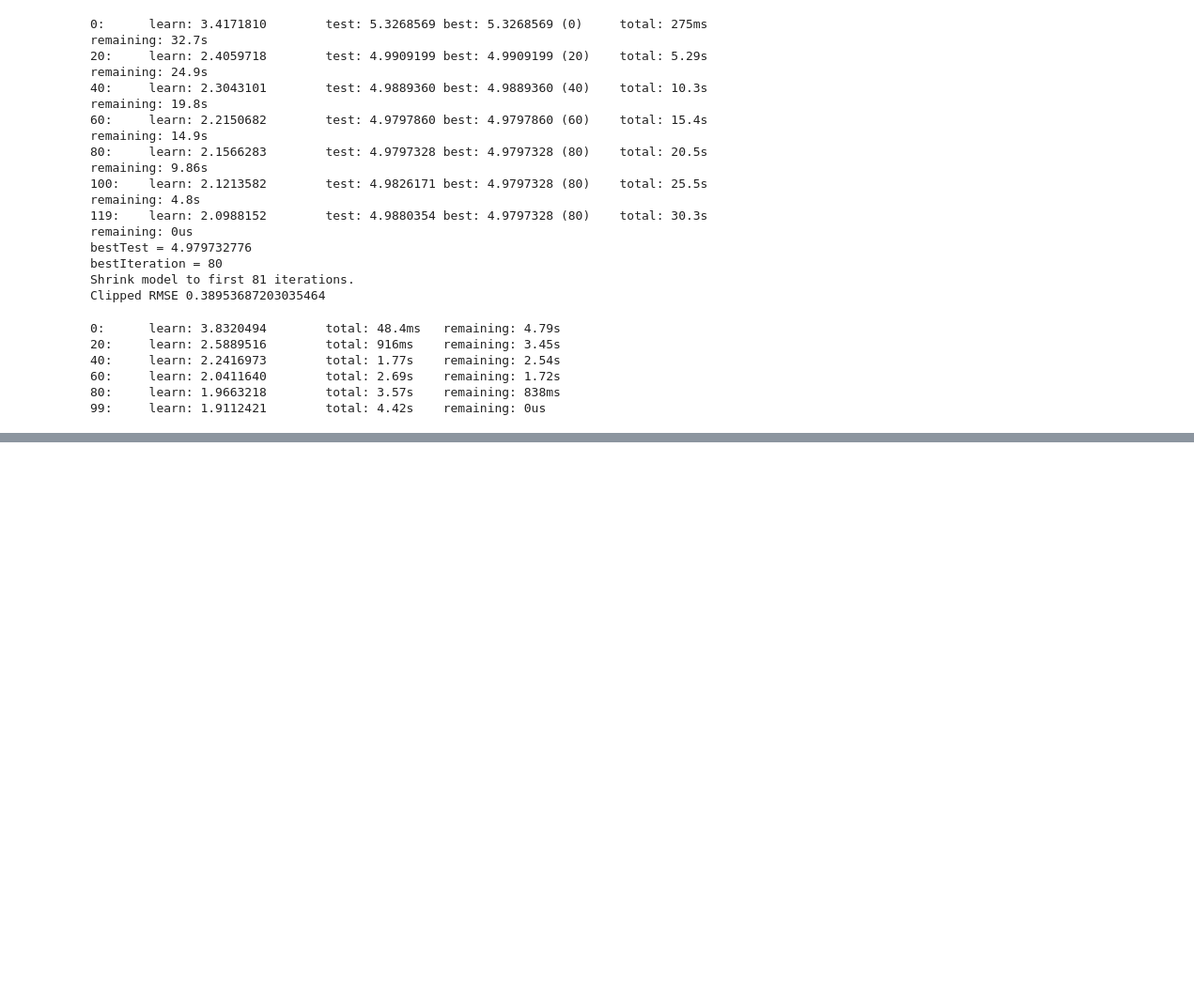
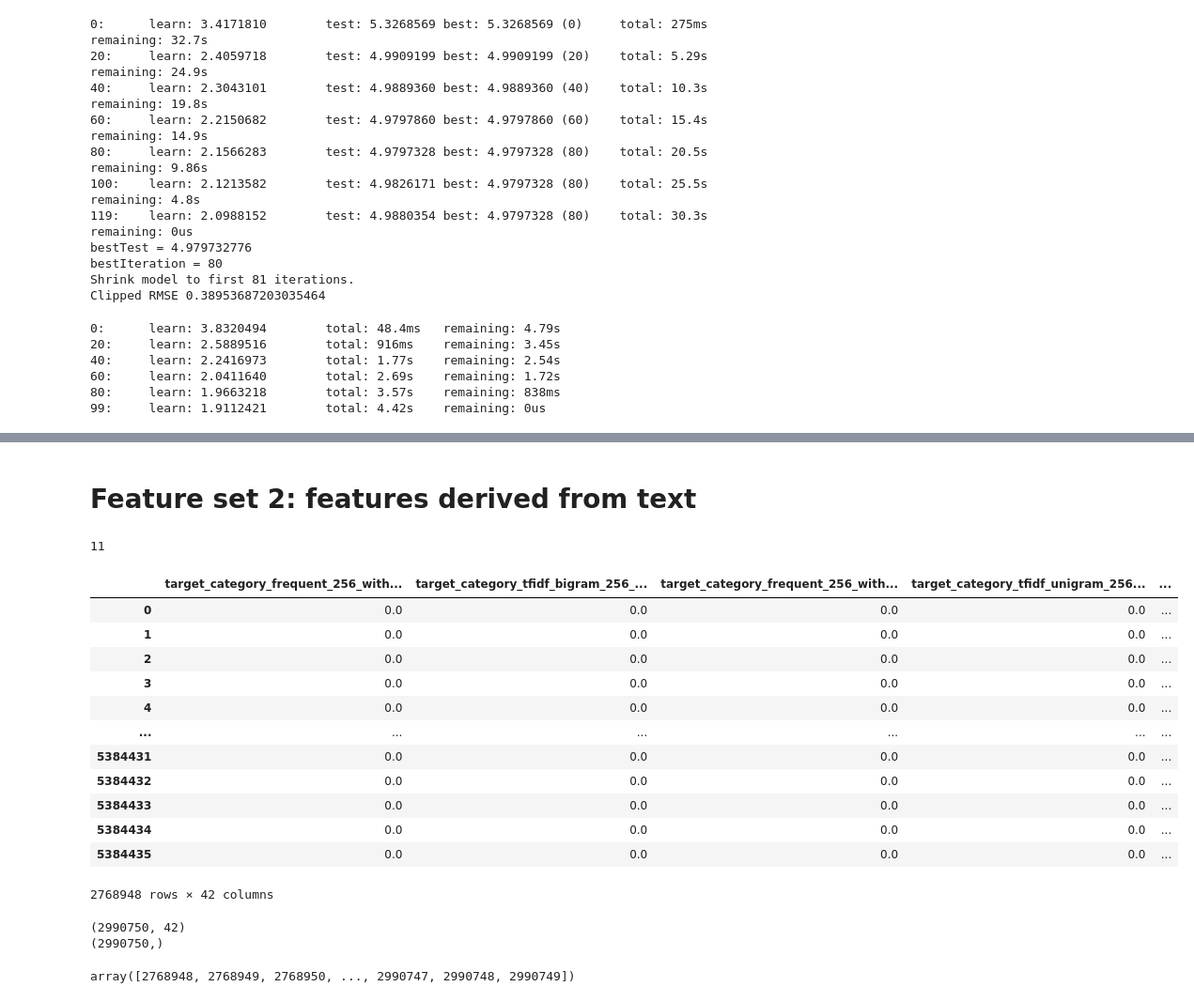
Before and after one commit to vvivvi/kaggle-c1, a Jupyter notebook: C1_hyperpaparameter_tuning_level1.ipynb, the cells around one changed output, grey strips where cells are left out. Shown at 94% size. Saved outputs shown, nothing was run; the diff lists cells and outputs as text; code cells hidden in the pictures; blank space fills up the shorter version.

```diff
--- a/C1_hyperpaparameter_tuning_level1.ipynb
+++ b/C1_hyperpaparameter_tuning_level1.ipynb
@@ -377,0 +466,47 @@ write_predictions_by_array(pred_test[submissionidx2testidx], 'submission-catboos
+# %% [markdown]
+# Feature set 2: features derived from text
+# %%
+# load feature set
+
+all_data = pd.read_csv(os.path.join(DATA_FOLDER, 'feature_set_text.csv'))
+
+dates=all_data['date_block_num']
+
+dates_train = (dates>= date_block_val - 13) & (dates<= date_block_val - 2)
+dates_trainval = (dates>= date_block_test - 13) & (dates<= date_block_test - 2)
+
+# extract training, validation and test sets (labels and features)
+
+y_train=all_data.loc[dates_train, 'target']
+y_trainval=all_data.loc[dates_trainval, 'target']
+y_val = all_data.loc[dates == date_block_val, 'target']
+
+to_drop_cols = ['target','date_block_num']
+
+X_train = all_data.loc[dates_train].drop(to_drop_cols, axis=1)
+X_trainval = all_data.loc[dates_trainval].drop(to_drop_cols, axis=1)
+X_val = all_data.loc[dates == date_block_val].drop(to_drop_cols, axis=1)
+X_test = all_data.loc[dates == date_block_test].drop(to_drop_cols, axis=1)
+
+# determine how to permute test set predictions for submission generation
+
+shop_item2submissionid={}
+for idx, row in test_spec.iterrows():
+    shop_item2submissionid[str(row['shop_id'])+'_'+str(row['item_id'])] = row['ID']
+
+test_data=all_data.loc[dates == date_block_test, ['shop_id','item_id']]
+
+testidx2submissionidx=np.zeros(test_data.shape[0], dtype=np.int32)
+for idx in range(test_data.shape[0]):
+    row =test_data.iloc[idx]
+    testidx2submissionidx[idx] = shop_item2submissionid[str(row['shop_id'])+'_'+str(row['item_id'])]
+
+#invert the mapping
+submissionidx2testidx=np.zeros(test_data.shape[0], dtype=np.int32)
+for i in range(test_data.shape[0]):
+    submissionidx2testidx[testidx2submissionidx[i]]=i
+
+del test_data
+gc.collect()
+# %% [output]
+11
@@ -377,0 +516,23 @@ write_predictions_by_array(pred_test[submissionidx2testidx], 'submission-catboos
+# %%
+X_train
+# %% [output]
+|  | target_category_frequent_256_with... | target_category_tfidf_bigram_256_... | target_category_frequent_256_with... | target_category_tfidf_unigram_256... | ... |
+| 0 | 0.0 | 0.0 | 0.0 | 0.0 | ... |
+| 1 | 0.0 | 0.0 | 0.0 | 0.0 | ... |
+| 2 | 0.0 | 0.0 | 0.0 | 0.0 | ... |
+| 3 | 0.0 | 0.0 | 0.0 | 0.0 | ... |
+| 4 | 0.0 | 0.0 | 0.0 | 0.0 | ... |
+| ... | ... | ... | ... | ... | ... |
+| 5384431 | 0.0 | 0.0 | 0.0 | 0.0 | ... |
+| 5384432 | 0.0 | 0.0 | 0.0 | 0.0 | ... |
+| 5384433 | 0.0 | 0.0 | 0.0 | 0.0 | ... |
+| 5384434 | 0.0 | 0.0 | 0.0 | 0.0 | ... |
+| 5384435 | 0.0 | 0.0 | 0.0 | 0.0 | ... |
+2768948 rows × 42 columns
+# %%
+
+print(X_paramsearch.shape)
+print(y_paramsearch.shape)
+# %% [output]
+(2990750, 42)
+(2990750,)
@@ -377,0 +542,4 @@ write_predictions_by_array(pred_test[submissionidx2testidx], 'submission-catboos
+# %%
+val_indices
+# %% [output]
+array([2768948, 2768949, 2768950, ..., 2990747, 2990748, 2990749])
```
Also changed, not shown: parts of 23 cells of this notebook.
